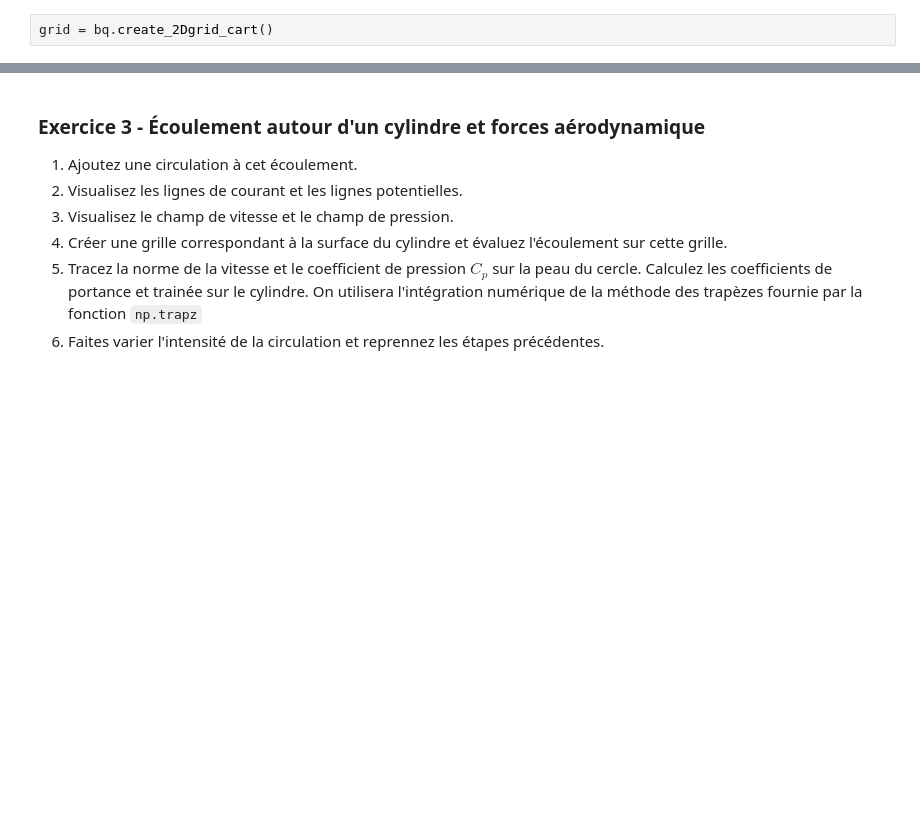
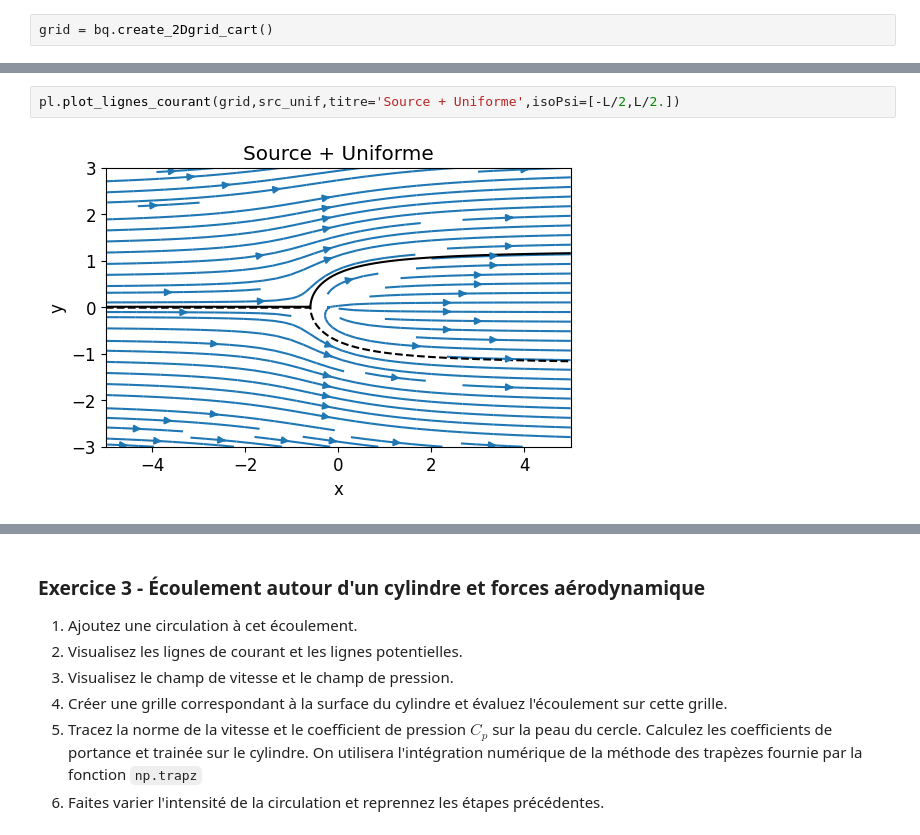
Before and after one commit to sanjosem/mec757_solutions, a Jupyter notebook: enonces/ecoulements_potentiels/superposition.ipynb, the cells around one changed output, grey strips where cells are left out. Drawn from its saved outputs; the diff is of its cells as text; blank space fills up the shorter version.

```diff
--- a/enonces/ecoulements_potentiels/superposition.ipynb
+++ b/enonces/ecoulements_potentiels/superposition.ipynb
@@ -46,0 +60,4 @@ plt.show()
+# %%
+pl.plot_lignes_courant(grid,src_unif,titre='Source + Uniforme',isoPsi=[-L/2,L/2.])
+# %% [output]
+[figure, added]
```
Also changed, not shown: parts of 59 cells of this notebook, 4 other files.
